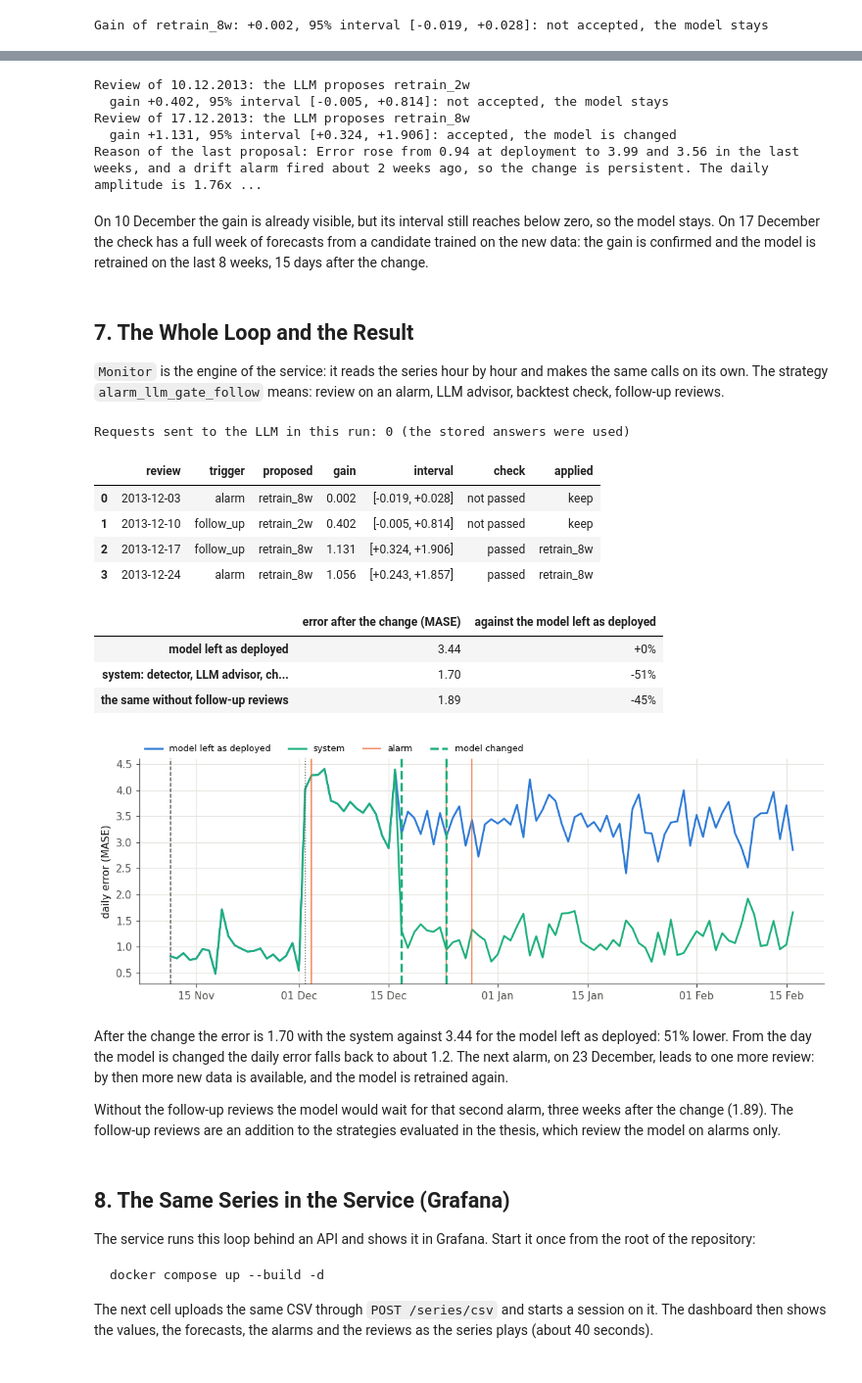
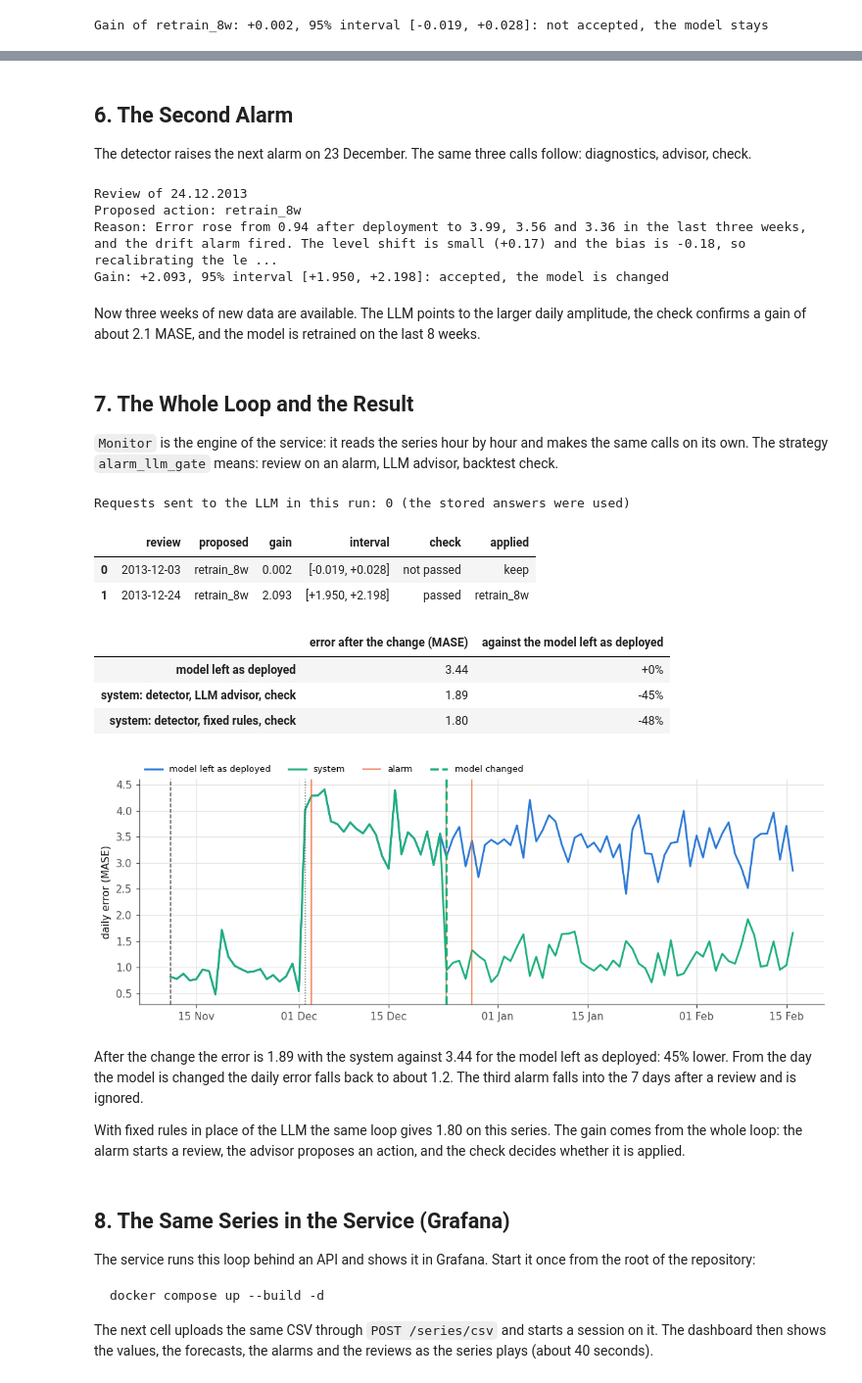
Before and after one commit to ElizPery/seasonality-drift-llm-backtest, a Jupyter notebook: notebooks/demo_one_series.ipynb, the cells around one changed output, grey strips where cells are left out. Shown at 98% size. Cells and saved outputs as stored; diff of their text form; code cells hidden in the pictures.

Commit message:
Follow-up reviews removed: the demo runs alarm_llm_gate, a strategy of the experiments

```diff
--- a/notebooks/demo_one_series.ipynb
+++ b/notebooks/demo_one_series.ipynb
@@ -159,64 +155,67 @@ A proposal that the check did not confirm is reviewed again every 7 days, for at
+# %% [markdown]
+## 6. The Second Alarm
+
+The detector raises the next alarm on 23 December. The same three calls follow: diagnostics, advisor, check.
 # %%
-for T_next in (T + 7 * DAY, T + 14 * DAY):
-    context = diagnostics(y, deployed.pred, T_next, t_deploy, deployed.scale, last_change=t_deploy,
-                          alarm=dict(method="residual_conformal", hours_ago=T_next - first_alarm))
-    answer = advisor.recommend(context)
-    check = check_action(ACTIONS[answer.action], deployed.model, y, F, deployed.pred, T_next, deployed.scale, deployed.act)
+second_alarm = int(alarms["index"].iloc[1])
+T2 = (second_alarm // DAY + 1) * DAY
 
-    decision = "accepted, the model is changed" if check["accepted"] else "not accepted, the model stays"
-    print(f"Review of {t[T_next]:%d.%m.%Y}: the LLM proposes {answer.action}")
-    print(f"  gain {check['gain']:+.3f}, 95% interval [{check['lo']:+.3f}, {check['hi']:+.3f}]: {decision}")
-print("Reason of the last proposal:", answer.reason)
+context2 = diagnostics(y, deployed.pred, T2, t_deploy, deployed.scale, last_change=t_deploy,
+                       alarm=dict(method="residual_conformal", hours_ago=T2 - second_alarm))
+answer2 = advisor.recommend(context2)
+check2 = check_action(ACTIONS[answer2.action], deployed.model, y, F, deployed.pred, T2, deployed.scale, deployed.act)
+
+print(f"Review of {t[T2]:%d.%m.%Y}")
+print("Proposed action:", answer2.action)
+print("Reason:", answer2.reason)
+decision = "accepted, the model is changed" if check2["accepted"] else "not accepted, the model stays"
+print(f"Gain: {check2['gain']:+.3f}, 95% interval [{check2['lo']:+.3f}, {check2['hi']:+.3f}]: {decision}")
 # %% [output]
-Review of 10.12.2013: the LLM proposes retrain_2w
-  gain +0.402, 95% interval [-0.005, +0.814]: not accepted, the model stays
-Review of 17.12.2013: the LLM proposes retrain_8w
-  gain +1.131, 95% interval [+0.324, +1.906]: accepted, the model is changed
-Reason of the last proposal: Error rose from 0.94 at deployment to 3.99 and 3.56 in the last weeks, and a drift alarm fired about 2 weeks ago, so the change is persistent. The daily amplitude is 1.76x ...
+Review of 24.12.2013
+Proposed action: retrain_8w
+Reason: Error rose from 0.94 after deployment to 3.99, 3.56 and 3.36 in the last three weeks, and the drift alarm fired. The level shift is small (+0.17) and the bias is -0.18, so recalibrating the le ...
+Gain: +2.093, 95% interval [+1.950, +2.198]: accepted, the model is changed
-# %% [markdown]
-On 10 December the gain is already visible, but its interval still reaches below zero, so the model stays. On 17 December the check has a full week of forecasts from a candidate trained on the new data: the gain is confirmed and the model is retrained on the last 8 weeks, 15 days after the change.
+# %% [markdown]
+Now three weeks of new data are available. The LLM points to the larger daily amplitude, the check confirms a gain of about 2.1 MASE, and the model is retrained on the last 8 weeks.
 # %% [markdown]
 ## 7. The Whole Loop and the Result
 
-`Monitor` is the engine of the service: it reads the series hour by hour and makes the same calls on its own. The strategy `alarm_llm_gate_follow` means: review on an alarm, LLM advisor, backtest check, follow-up reviews.
+`Monitor` is the engine of the service: it reads the series hour by hour and makes the same calls on its own. The strategy `alarm_llm_gate` means: review on an alarm, LLM advisor, backtest check.
 # %%
-monitor = Monitor(s, "alarm_llm_gate_follow", detector="residual_conformal", detector_value=multiplier, advisors={"llm": advisor})
+monitor = Monitor(s, "alarm_llm_gate", detector="residual_conformal", detector_value=multiplier, advisors={"llm": advisor})
 events = monitor.advance(len(y))   # reads all values after the deployment
 
 print("Requests sent to the LLM in this run:", advisor.calls, "(the stored answers were used)")
 display(demo.review_table(events, s))
 # %% [output]
 Requests sent to the LLM in this run: 0 (the stored answers were used)
-|  | review | trigger | proposed | gain | interval | check | applied |
-| 0 | 2013-12-03 | alarm | retrain_8w | 0.002 | [-0.019, +0.028] | not passed | keep |
-| 1 | 2013-12-10 | follow_up | retrain_2w | 0.402 | [-0.005, +0.814] | not passed | keep |
-| 2 | 2013-12-17 | follow_up | retrain_8w | 1.131 | [+0.324, +1.906] | passed | retrain_8w |
-| 3 | 2013-12-24 | alarm | retrain_8w | 1.056 | [+0.243, +1.857] | passed | retrain_8w |
+|  | review | proposed | gain | interval | check | applied |
+| 0 | 2013-12-03 | retrain_8w | 0.002 | [-0.019, +0.028] | not passed | keep |
+| 1 | 2013-12-24 | retrain_8w | 2.093 | [+1.950, +2.198] | passed | retrain_8w |
 # %%
 with_system, without = monitor.mase(t_change)   # error after the change: the system, the model left as deployed
 
-no_follow_up = Monitor(s, "alarm_llm_gate", detector="residual_conformal", detector_value=multiplier, advisors={"llm": advisor})
-no_follow_up.advance(len(y))                    # the same loop without follow-up reviews: it waits for the next alarm
-waiting = no_follow_up.mase(t_change)[0]
+rules = Monitor(s, "alarm_rules_gate", detector="residual_conformal", detector_value=multiplier, advisors={"rules": RuleAdvisor()})
+rules.advance(len(y))                           # the same loop with fixed rules in place of the LLM
+with_rules = rules.mase(t_change)[0]
 
-result = pd.DataFrame({"error after the change (MASE)": [without, with_system, waiting]},
-                      index=["model left as deployed", "system: detector, LLM advisor, check, follow-up reviews",
-                             "the same without follow-up reviews"])
+result = pd.DataFrame({"error after the change (MASE)": [without, with_system, with_rules]},
+                      index=["model left as deployed", "system: detector, LLM advisor, check", "system: detector, fixed rules, check"])
 result["against the model left as deployed"] = [f"{100 * (e / without - 1):+.0f}%" for e in result.iloc[:, 0]]
 display(result.round(2))
 
 demo.plot_errors(s, {"model left as deployed": monitor.reference.pred, "system": monitor.run.pred}, monitor.scale,
                  alarms=monitor.alarms, applied=monitor.run.applied)
 # %% [output]
 |  | error after the change (MASE) | against the model left as deployed |
 | model left as deployed | 3.44 | +0% |
-| system: detector, LLM advisor, ch... | 1.70 | -51% |
-| the same without follow-up reviews | 1.89 | -45% |
+| system: detector, LLM advisor, check | 1.89 | -45% |
+| system: detector, fixed rules, check | 1.80 | -48% |
-[figure, old version]
+[figure, new version]
-# %% [markdown]
-After the change the error is 1.70 with the system against 3.44 for the model left as deployed: 51% lower. From the day the model is changed the daily error falls back to about 1.2. The next alarm, on 23 December, leads to one more review: by then more new data is available, and the model is retrained again.
-
-Without the follow-up reviews the model would wait for that second alarm, three weeks after the change (1.89). The follow-up reviews are an addition to the strategies evaluated in the thesis, which review the model on alarms only.
+# %% [markdown]
+After the change the error is 1.89 with the system against 3.44 for the model left as deployed: 45% lower. From the day the model is changed the daily error falls back to about 1.2. The third alarm falls into the 7 days after a review and is ignored.
+
+With fixed rules in place of the LLM the same loop gives 1.80 on this series. The gain comes from the whole loop: the alarm starts a review, the advisor proposes an action, and the check decides whether it is applied.
 # %% [markdown]
 ## 8. The Same Series in the Service (Grafana)
 
```
Also changed, not shown: parts of 5 cells of this notebook, 9 other files.
